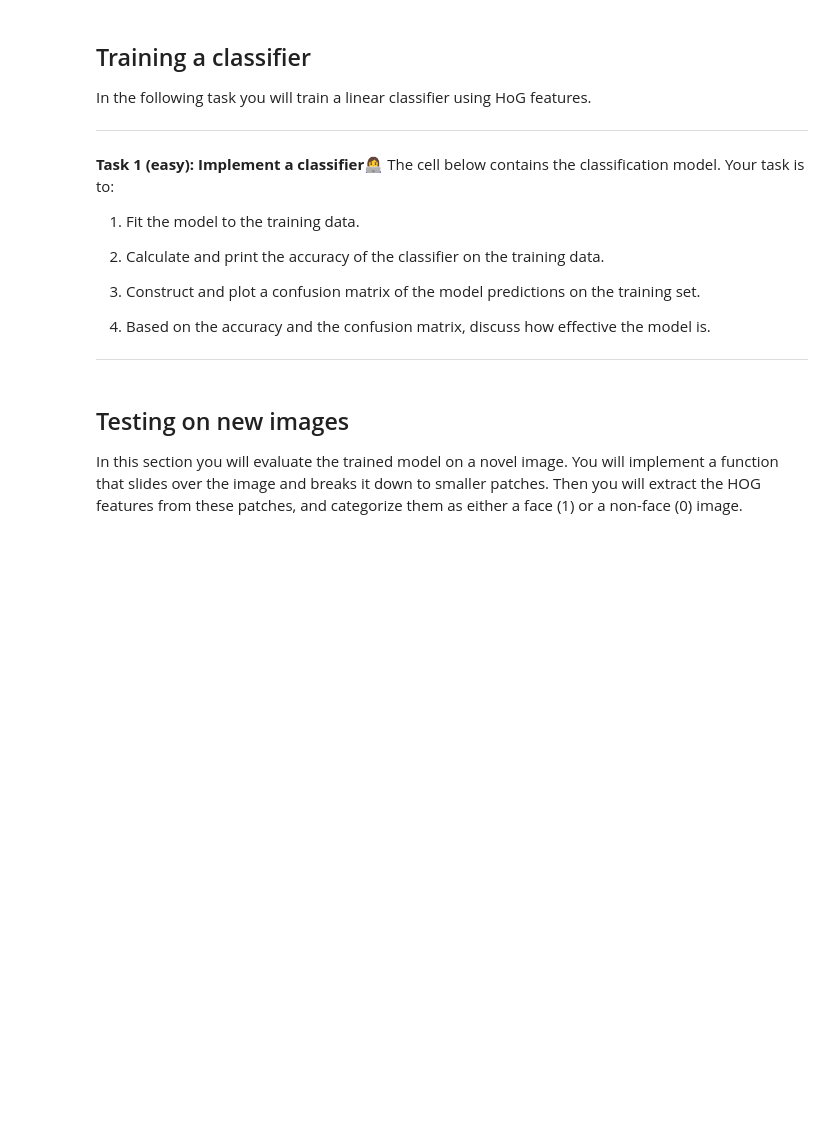
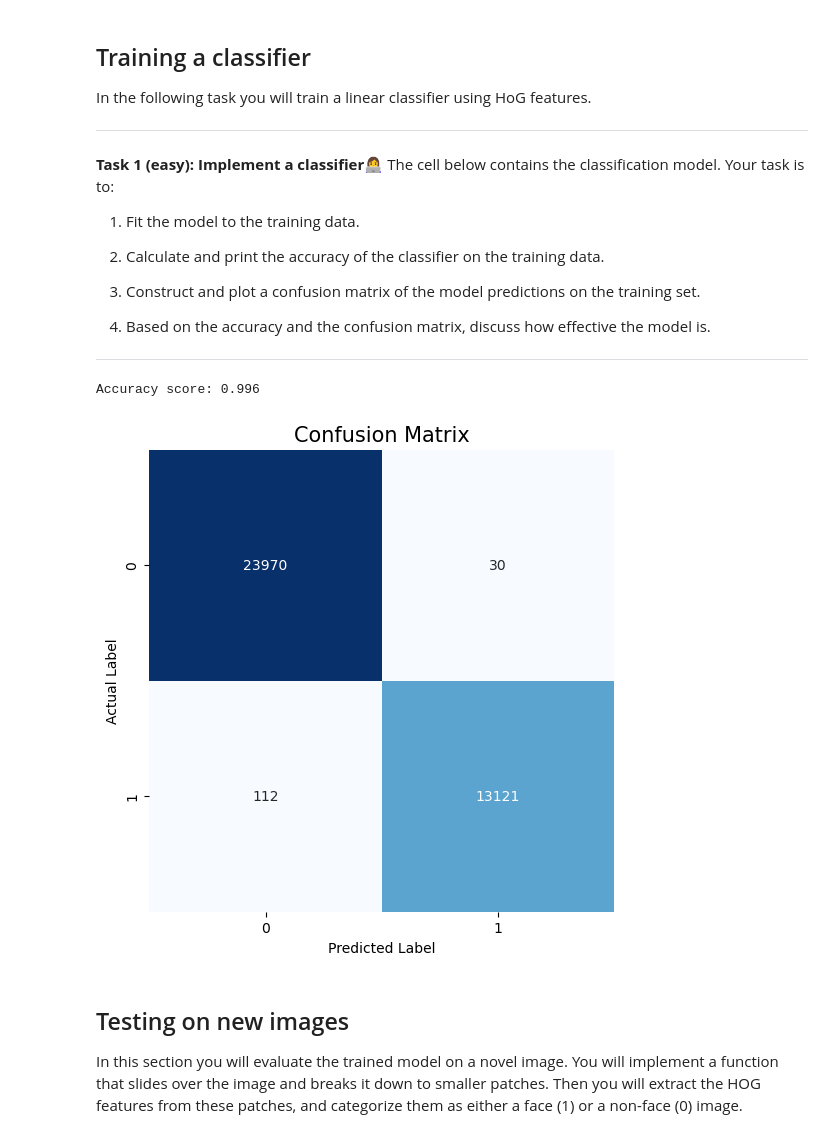
Before and after one commit to hannahcandersen/iml_exercises, a Jupyter notebook: week10/04-hog_classifier.ipynb, the cells around one changed output. Saved outputs shown, nothing was run; the diff lists cells and outputs as text; code cells hidden in the pictures; blank space fills up the shorter version.

```diff
--- a/week10/04-hog_classifier.ipynb
+++ b/week10/04-hog_classifier.ipynb
@@ -164,12 +158,46 @@ The cell below contains the classification model. Your task is to:
 
 ---
 # %%
+from numpy import size
+from sklearn.metrics import accuracy_score
+
+# Linear classifier (SVC)
 model = LinearSVC(C=1.0, class_weight=None, dual=False, fit_intercept=True,
            intercept_scaling=1, loss='squared_hinge', max_iter=1000,
            multi_class='ovr', penalty='l2', random_state=None, tol=0.0001,
            verbose=0)
 
-# implement model from scikit-learn
+# Fit the model to the training data
+model.fit(X_train, Y_train)
+
+# Calculate accuracy of the model on the training data
+predicted = model.predict(X_train)
+accuracy = accuracy_score(Y_train, predicted)
+print(f'Accuracy score: {accuracy:.3}')
+
+# Visualize the model's performance using a confusion matrix
+cm = confusion_matrix(Y_train, predicted)
+plt.figure(figsize=(6,6))
+sns.heatmap(cm, annot=True, fmt='d', cmap='Blues', cbar=False)
+plt.xlabel('Predicted Label')
+plt.ylabel('Actual Label')
+plt.title('Confusion Matrix', size=15)
+plt.show()
+
+# Discuss how the model performed on the training data.
+
+# - The number of true positives, true negatives, false positives, and false negatives
+## High number of true positives and true negatives, low number of false positives and false negatives
+
+# - Any potential bias (if the number of face and non-face images is uneven)
+## 24000 non-face images, 13233 face images
+## The model may be biased towards non-face images, which might be why there are a little more false negatives than false positives
+
+# - The model's ability to generalize to unseen data (this would normally require testing on a separate test set)
+## The model is trained and tested on the same data, so it may not generalize well to unseen data or be overfitting to the training data
+# %% [output]
+Accuracy score: 0.996
+[figure, added]
 # %% [markdown]
 ## Testing on new images
 In this section you will evaluate the trained model on a novel image. You will implement a function that slides over the image and breaks it down to smaller patches. Then you will extract the HOG features from these patches, and categorize them as either a face (1) or a non-face (0) image.
```
Also changed, not shown: parts of 10 cells of this notebook, 2 other files.
